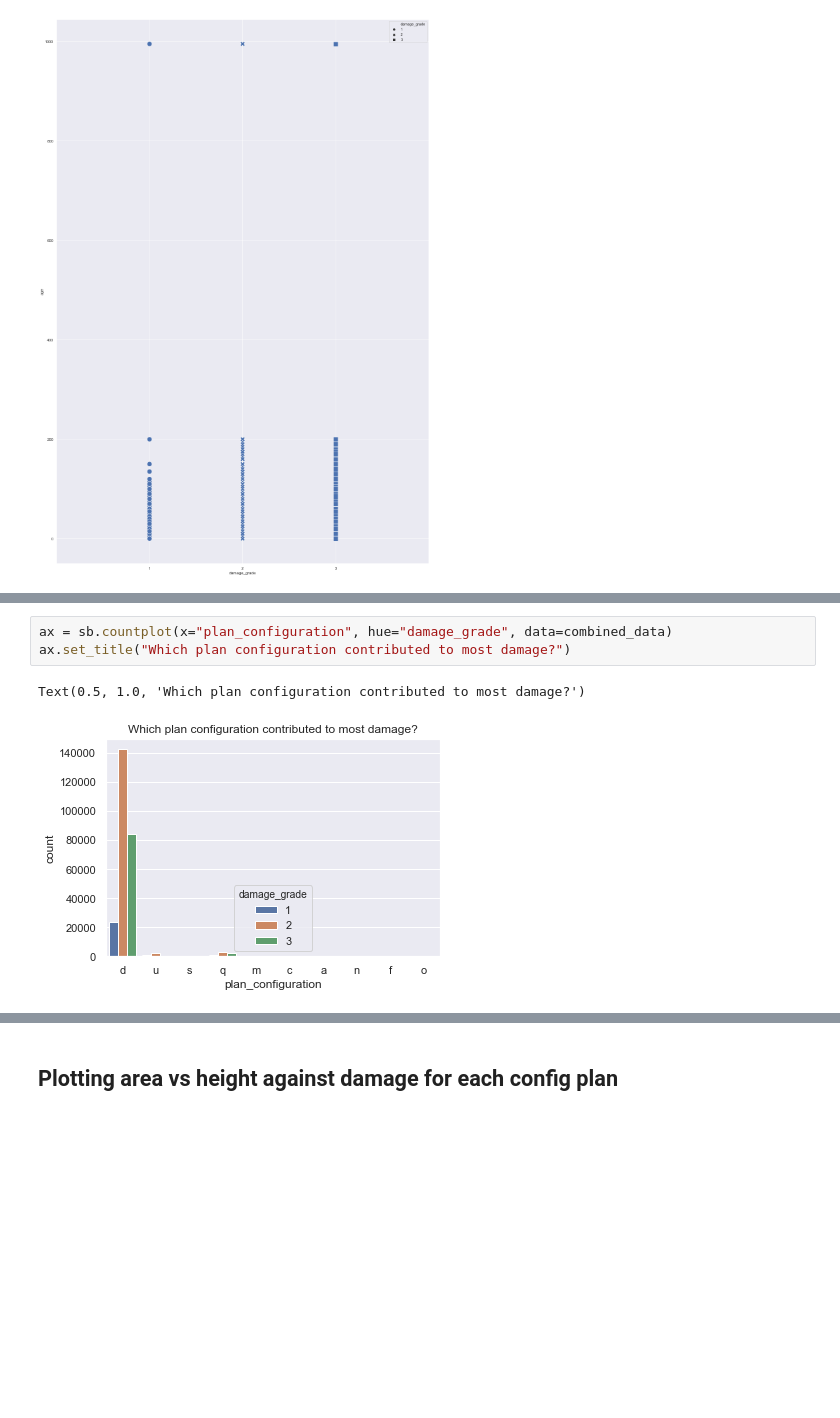
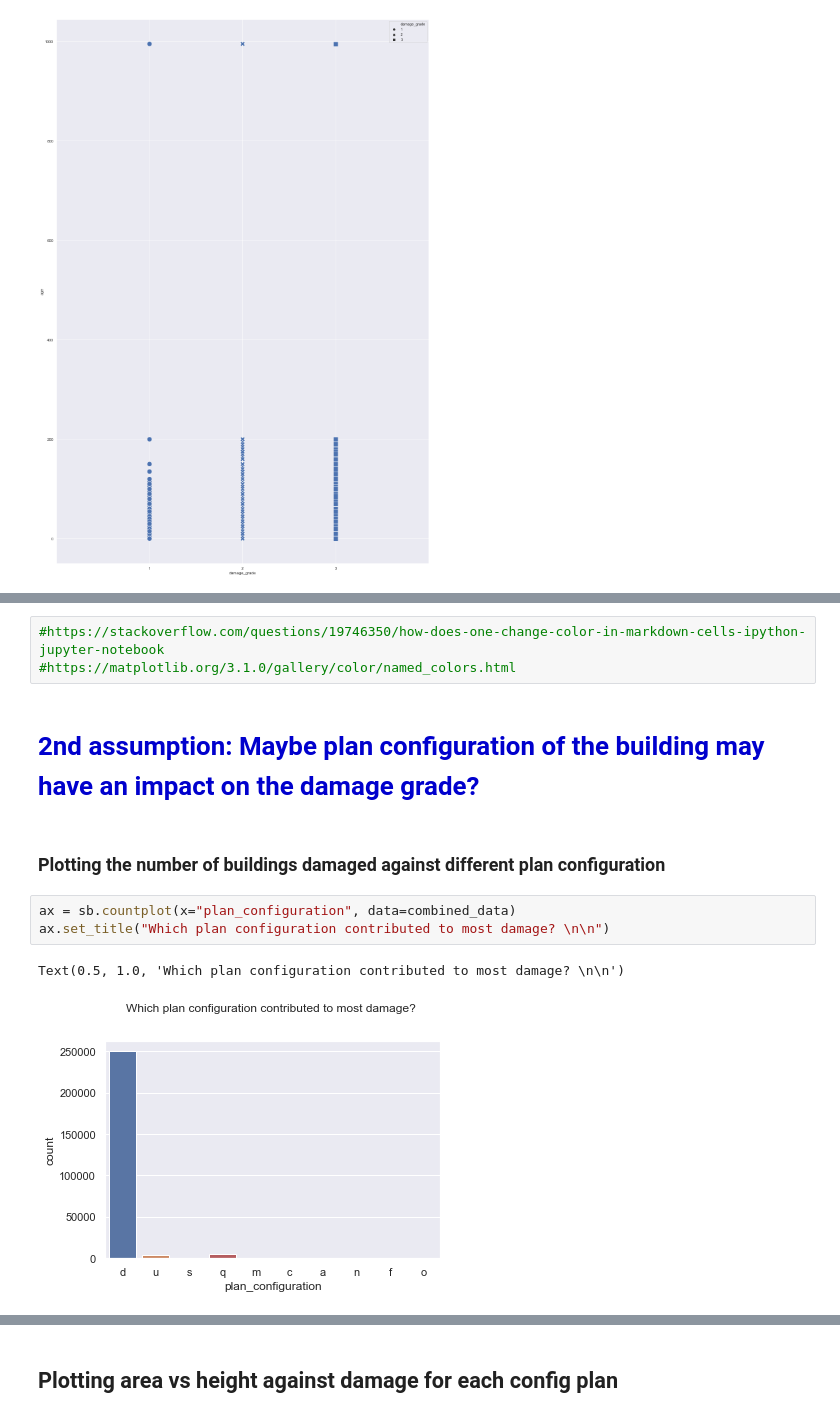
Before and after one commit to jshah39/DataSci, a Jupyter notebook: src/earthquake_shah.ipynb, the cells around one changed output, grey strips where cells are left out. Drawn from its saved outputs; the diff is of its cells as text; blank space fills up the shorter version.

```diff
--- a/src/earthquake_shah.ipynb
+++ b/src/earthquake_shah.ipynb
@@ -125,6 +127,13 @@ plt.show()
+# %%
+#https://stackoverflow.com/questions/19746350/how-does-one-change-color-in-markdown-cells-ipython-jupyter-notebook
+#https://matplotlib.org/3.1.0/gallery/color/named_colors.html
+# %% [markdown]
+# <font color='mediumblue'>2nd assumption: Maybe plan configuration of the building may have an impact on the damage grade?</font>
+# %% [markdown]
+### Plotting the number of buildings damaged against different plan configuration
 # %%
-ax = sb.countplot(x="plan_configuration", hue="damage_grade", data=combined_data)
-ax.set_title("Which plan configuration contributed to most damage?")
+ax = sb.countplot(x="plan_configuration", data=combined_data)
+ax.set_title("Which plan configuration contributed to most damage? \n\n")
 # %% [output]
-Text(0.5, 1.0, 'Which plan configuration contributed to most damage?')
+Text(0.5, 1.0, 'Which plan configuration contributed to most damage? \n\n')
-[figure, old version]
+[figure, new version]
```
Also changed, not shown: parts of 65 cells of this notebook.
